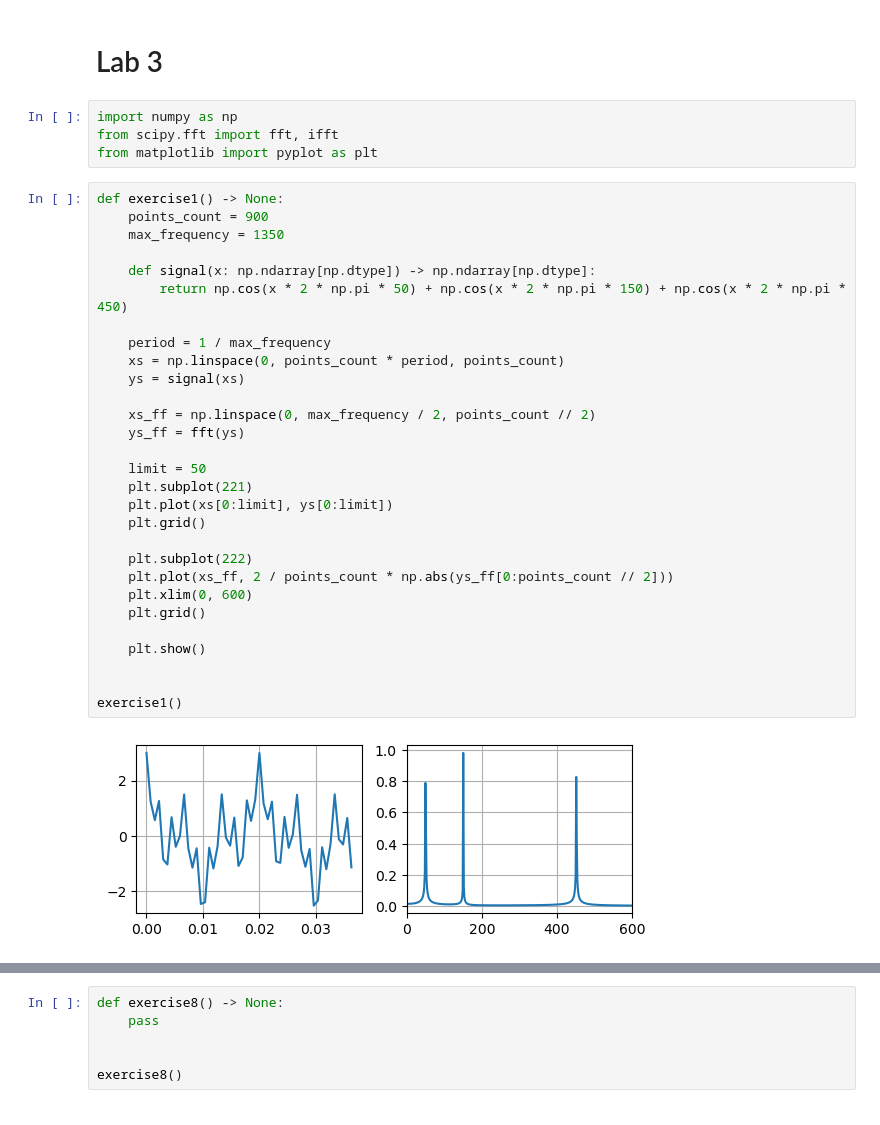
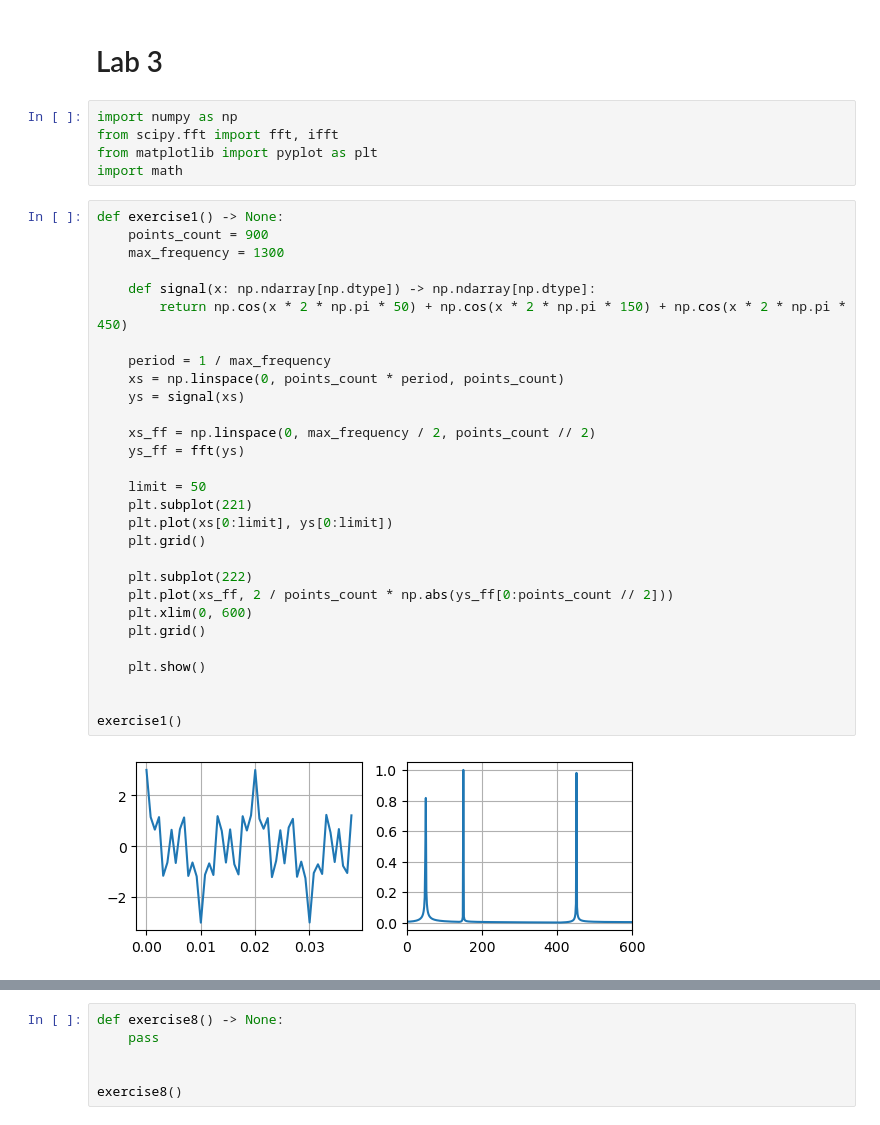
Before and after one commit to laissezfaireisfair/signal-processing, a Jupyter notebook: 05_Lab3/sample.ipynb, the cells around one changed output, grey strips where cells are left out. Saved outputs shown, nothing was run; the diff lists cells and outputs as text.

```diff
--- a/05_Lab3/sample.ipynb
+++ b/05_Lab3/sample.ipynb
@@ -4,36 +4,37 @@
 import numpy as np
 from scipy.fft import fft, ifft
 from matplotlib import pyplot as plt
+import math
 # %%
 def exercise1() -> None:
     points_count = 900
-    max_frequency = 1350
+    max_frequency = 1300
 
     def signal(x: np.ndarray[np.dtype]) -> np.ndarray[np.dtype]:
         return np.cos(x * 2 * np.pi * 50) + np.cos(x * 2 * np.pi * 150) + np.cos(x * 2 * np.pi * 450)
 
     period = 1 / max_frequency
     xs = np.linspace(0, points_count * period, points_count)
     ys = signal(xs)
 
     xs_ff = np.linspace(0, max_frequency / 2, points_count // 2)
     ys_ff = fft(ys)
 
     limit = 50
     plt.subplot(221)
     plt.plot(xs[0:limit], ys[0:limit])
     plt.grid()
 
     plt.subplot(222)
     plt.plot(xs_ff, 2 / points_count * np.abs(ys_ff[0:points_count // 2]))
     plt.xlim(0, 600)
     plt.grid()
 
     plt.show()
 
 
 exercise1()
 # %% [output]
-[figure, old version]
+[figure, new version]
 # %%
 def exercise2() -> None:
```
Also changed, not shown: parts of 9 cells of this notebook.
